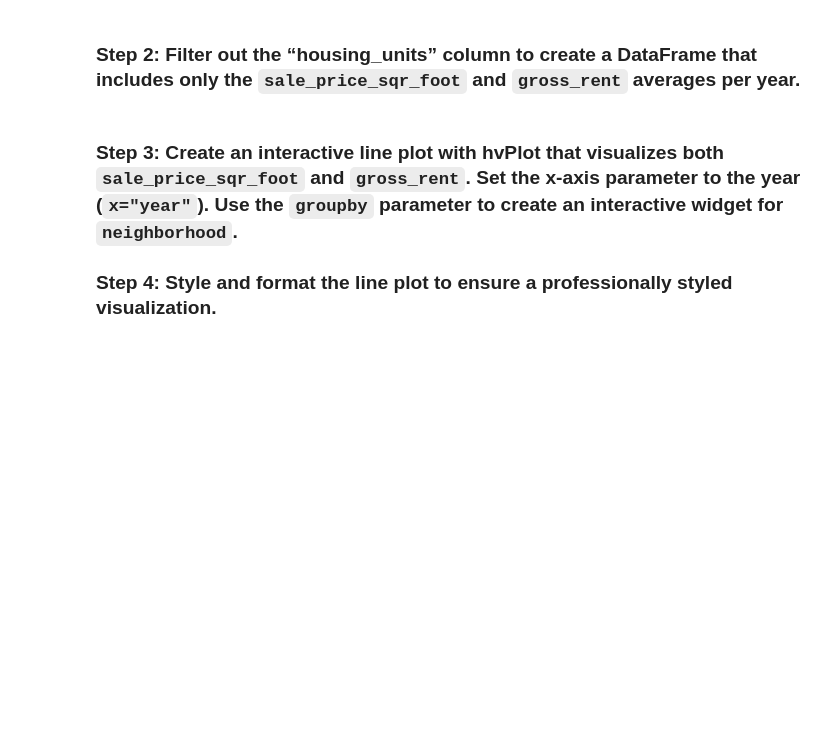
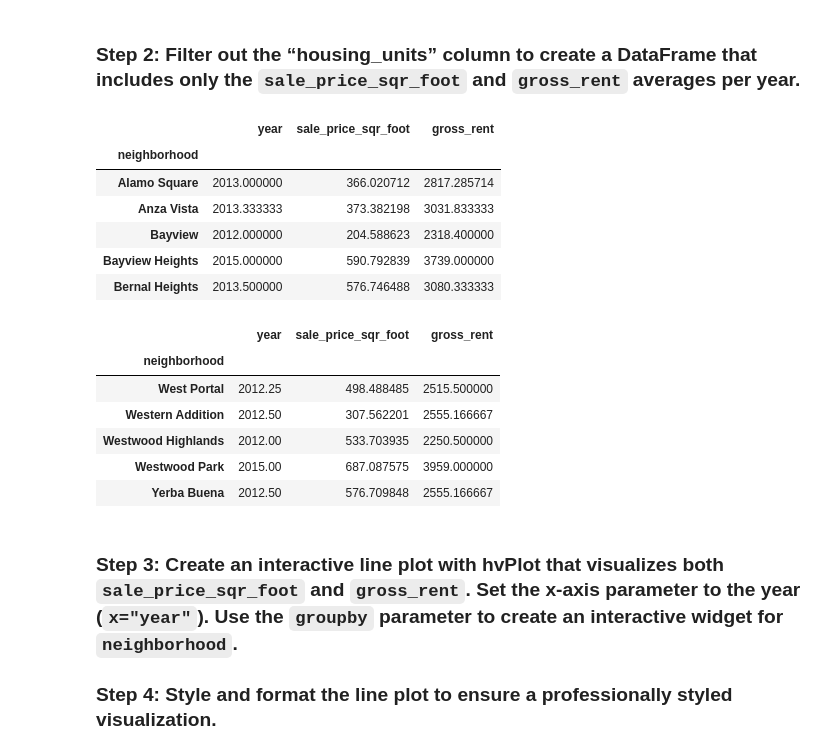
Before and after one commit to apakuki/FinTechBC-Homework-Unit6, a Jupyter notebook: Starter_Code/san_francisco_housing.ipynb, the cells around one changed output. Saved outputs shown, nothing was run; the diff lists cells and outputs as text; code cells hidden in the pictures; blank space fills up the shorter version.

```diff
--- a/Starter_Code/san_francisco_housing.ipynb
+++ b/Starter_Code/san_francisco_housing.ipynb
@@ -305,11 +350,26 @@ prices_by_year_by_neighborhood = # YOUR CODE HERE
 ### Step 2: Filter out the “housing_units” column to create a DataFrame that includes only the `sale_price_sqr_foot` and `gross_rent` averages per year.
 # %%
 # Filter out the housing_units
-prices_by_year_by_neighborhood = # YOUR CODE HERE
+prices_by_year_by_neighborhood = prices_by_year_by_neighborhood.drop(columns="housing_units")
 
 # Review the first and last five rows of the DataFrame
-# YOUR CODE HERE
-# YOUR CODE HERE
+display(prices_by_year_by_neighborhood.head(5))
+display(prices_by_year_by_neighborhood.tail(5))
+# %% [output]
+|  | year | sale_price_sqr_foot | gross_rent |
+| neighborhood |  |  |  |
+| Alamo Square | 2013.000000 | 366.020712 | 2817.285714 |
+| Anza Vista | 2013.333333 | 373.382198 | 3031.833333 |
+| Bayview | 2012.000000 | 204.588623 | 2318.400000 |
+| Bayview Heights | 2015.000000 | 590.792839 | 3739.000000 |
+| Bernal Heights | 2013.500000 | 576.746488 | 3080.333333 |
+|  | year | sale_price_sqr_foot | gross_rent |
+| neighborhood |  |  |  |
+| West Portal | 2012.25 | 498.488485 | 2515.500000 |
+| Western Addition | 2012.50 | 307.562201 | 2555.166667 |
+| Westwood Highlands | 2012.00 | 533.703935 | 2250.500000 |
+| Westwood Park | 2015.00 | 687.087575 | 3959.000000 |
+| Yerba Buena | 2012.50 | 576.709848 | 2555.166667 |
 # %% [markdown]
 ### Step 3: Create an interactive line plot with hvPlot that visualizes both `sale_price_sqr_foot` and `gross_rent`. Set the x-axis parameter to the year (`x="year"`). Use the `groupby` parameter to create an interactive widget for `neighborhood`.
 
```
Also changed, not shown: parts of 10 cells of this notebook.
